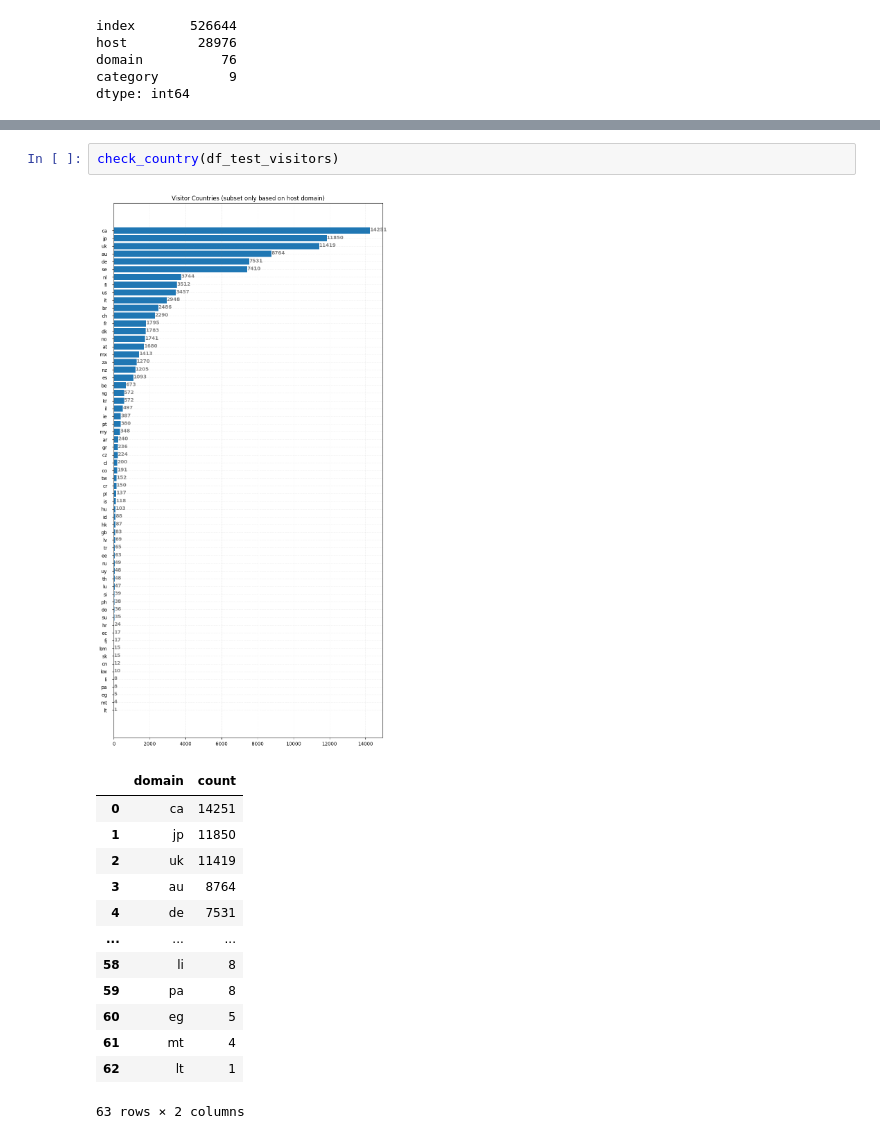
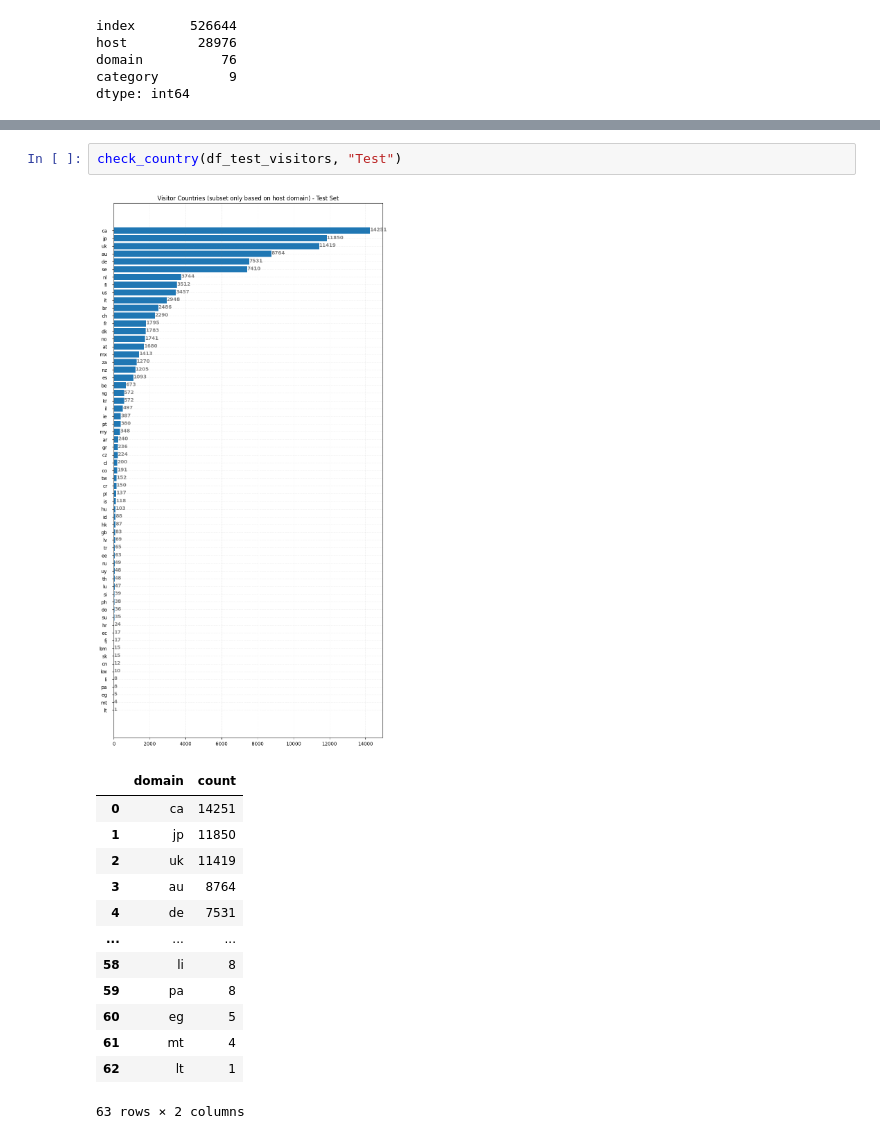
Before and after one commit to quanai06/DATAFLOW_2026_UET.EPOCH_0_AUTOSCALING_ANALYSIS, a Jupyter notebook: notebooks/03_host.ipynb, the cells around one changed output, grey strips where cells are left out. Drawn from its saved outputs; the diff is of its cells as text.

```diff
--- a/notebooks/03_host.ipynb
+++ b/notebooks/03_host.ipynb
@@ -219,20 +219,20 @@ check_country(df_train_visitors)
 | 73 | gu | 5 |
 | 74 | ge | 4 |
 75 rows × 2 columns
-# %%
-check_country(df_test_visitors)
-# %% [output]
-[figure, removed]
-|  | domain | count |
-| 0 | ca | 14251 |
-| 1 | jp | 11850 |
-| 2 | uk | 11419 |
-| 3 | au | 8764 |
-| 4 | de | 7531 |
-| ... | ... | ... |
-| 58 | li | 8 |
-| 59 | pa | 8 |
-| 60 | eg | 5 |
-| 61 | mt | 4 |
-| 62 | lt | 1 |
-63 rows × 2 columns
+# %%
+check_country(df_test_visitors, "Test")
+# %% [output]
+[figure, added]
+|  | domain | count |
+| 0 | ca | 14251 |
+| 1 | jp | 11850 |
+| 2 | uk | 11419 |
+| 3 | au | 8764 |
+| 4 | de | 7531 |
+| ... | ... | ... |
+| 58 | li | 8 |
+| 59 | pa | 8 |
+| 60 | eg | 5 |
+| 61 | mt | 4 |
+| 62 | lt | 1 |
+63 rows × 2 columns
```
Also changed, not shown: parts of 13 cells of this notebook, 2 other files.
